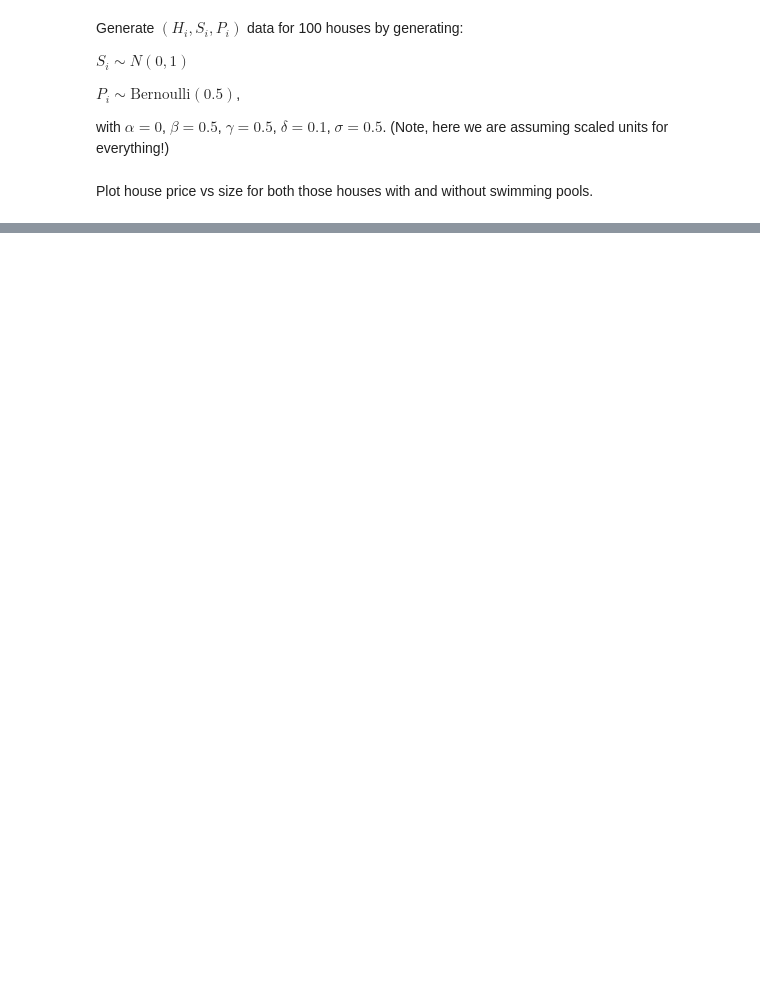
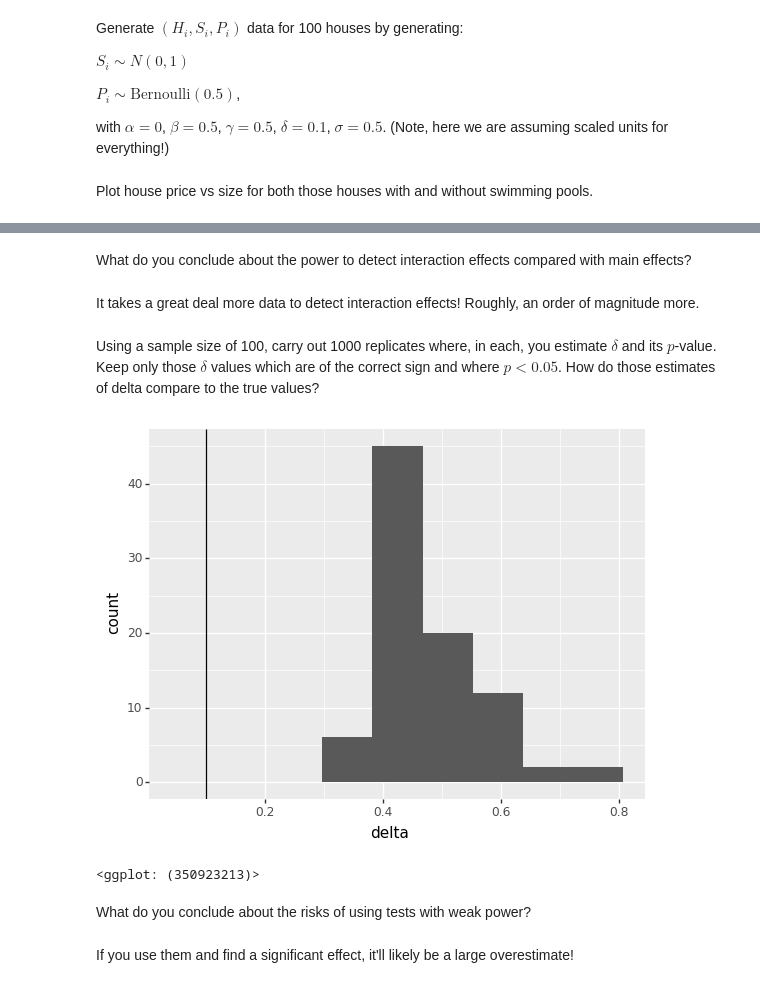
Before and after one commit to ben18785/simulated-data, a Jupyter notebook: src/morning_power_analysis.ipynb, the cells around one changed output, grey strips where cells are left out. Drawn from its saved outputs; the diff is of its cells as text; code cells hidden in the pictures; blank space fills up the shorter version.

```diff
--- a/src/morning_power_analysis.ipynb
+++ b/src/morning_power_analysis.ipynb
@@ -270,0 +289,34 @@ Warnings:
+# %% [markdown]
+What do you conclude about the power to detect interaction effects compared with main effects?
+# %% [markdown]
+It takes a great deal more data to detect interaction effects! Roughly, an order of magnitude more.
+# %% [markdown]
+Using a sample size of 100, carry out 1000 replicates where, in each, you estimate $\delta$ and its $p$-value. Keep only those $\delta$ values which are of the correct sign and where $p<0.05$. How do those estimates of delta compare to the true values?
+# %%
+def run_replicate_estimate(nhouses, parameters):
+    _, delta, _, pdelta = create_variables_run_regression(nhouses, parameters)
+    return delta, pdelta
+# %%
+niterates = 1000
+nhouses = 100
+deltas = []
+ps = []
+for i in range(niterates):
+    delta, pdelta = run_replicate_estimate(nhouses, parameters)
+    deltas.append(delta)
+    ps.append(pdelta)
+# %%
+df = pd.DataFrame({'delta': deltas, 'p': ps})
+df_short = df.query('p < 0.05')
+df_short = df_short.query('delta > 0')
+# %%
+(ggplot(df_short, aes('delta')) +
+geom_histogram() +
+geom_vline(xintercept=parameters['delta']))
+# %% [output]
+[figure, added]
+<ggplot: (350923213)>
+# %% [markdown]
+What do you conclude about the risks of using tests with weak power?
+# %% [markdown]
+If you use them and find a significant effect, it'll likely be a large overestimate!
```
Also changed, not shown: parts of 12 cells of this notebook, 2 other files.
